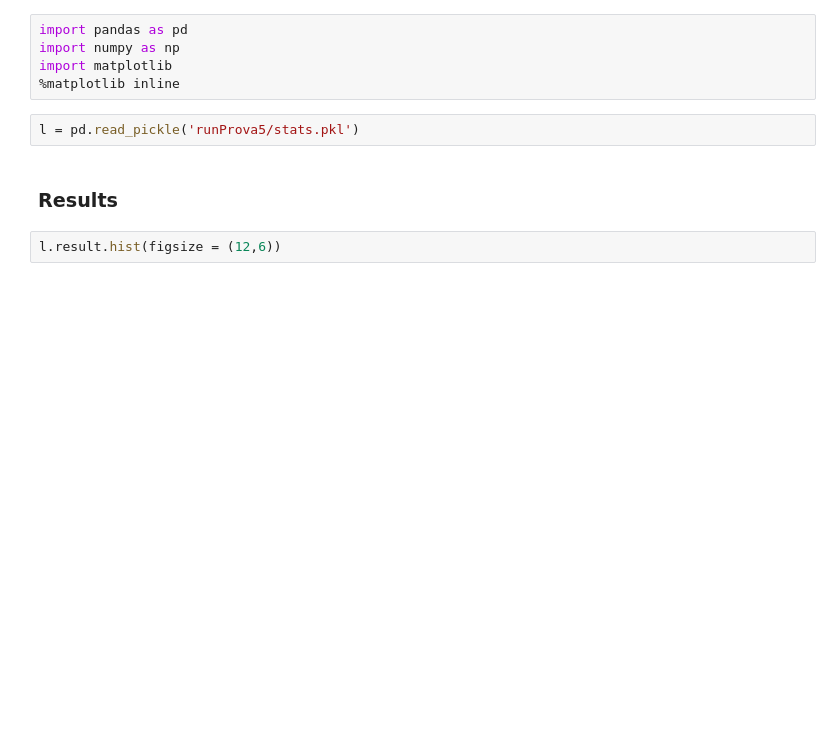
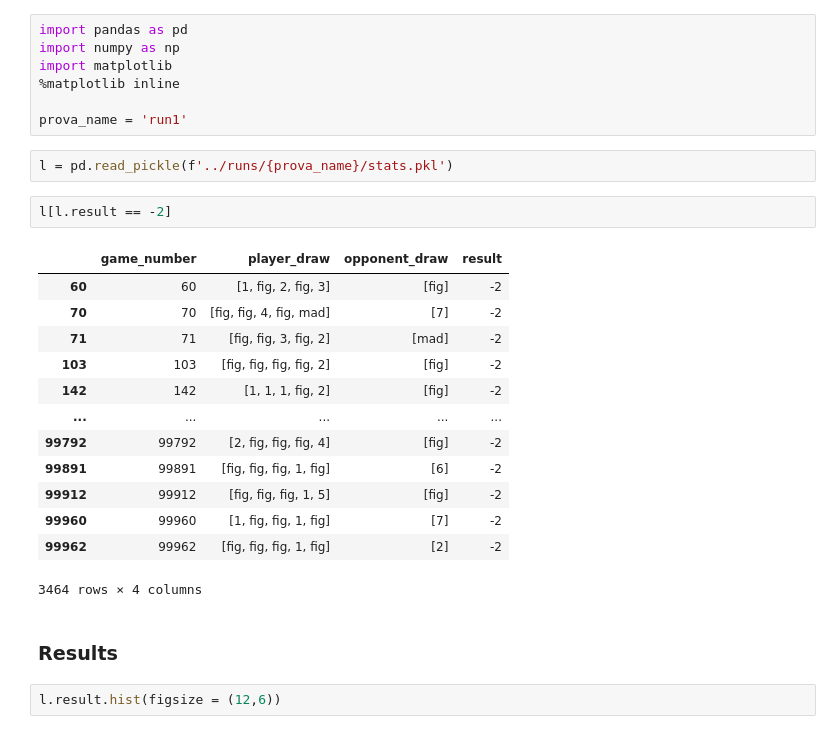
Before and after one commit to colibri17/sette_mezzo, a Jupyter notebook: notebooks/result_analysis.ipynb, the cells around one changed output. Cells and saved outputs as stored; diff of their text form; blank space fills up the shorter version.

```diff
--- a/notebooks/result_analysis.ipynb
+++ b/notebooks/result_analysis.ipynb
@@ -3,8 +3,26 @@ import pandas as pd
 import numpy as np
 import matplotlib
 %matplotlib inline
+
+prova_name = 'run1'
 # %%
-l = pd.read_pickle('runProva5/stats.pkl')
+l = pd.read_pickle(f'../runs/{prova_name}/stats.pkl')
+# %%
+l[l.result == -2]
+# %% [output]
+|  | game_number | player_draw | opponent_draw | result |
+| 60 | 60 | [1, fig, 2, fig, 3] | [fig] | -2 |
+| 70 | 70 | [fig, fig, 4, fig, mad] | [7] | -2 |
+| 71 | 71 | [fig, fig, 3, fig, 2] | [mad] | -2 |
+| 103 | 103 | [fig, fig, fig, fig, 2] | [fig] | -2 |
+| 142 | 142 | [1, 1, 1, fig, 2] | [fig] | -2 |
+| ... | ... | ... | ... | ... |
+| 99792 | 99792 | [2, fig, fig, fig, 4] | [fig] | -2 |
+| 99891 | 99891 | [fig, fig, fig, 1, fig] | [6] | -2 |
+| 99912 | 99912 | [fig, fig, fig, 1, 5] | [fig] | -2 |
+| 99960 | 99960 | [1, fig, fig, 1, fig] | [7] | -2 |
+| 99962 | 99962 | [fig, fig, fig, 1, fig] | [2] | -2 |
+3464 rows × 4 columns
 # %% [markdown]
 ### Results
 # %%
```
Also changed, not shown: parts of 4 cells of this notebook, 3 other files.
